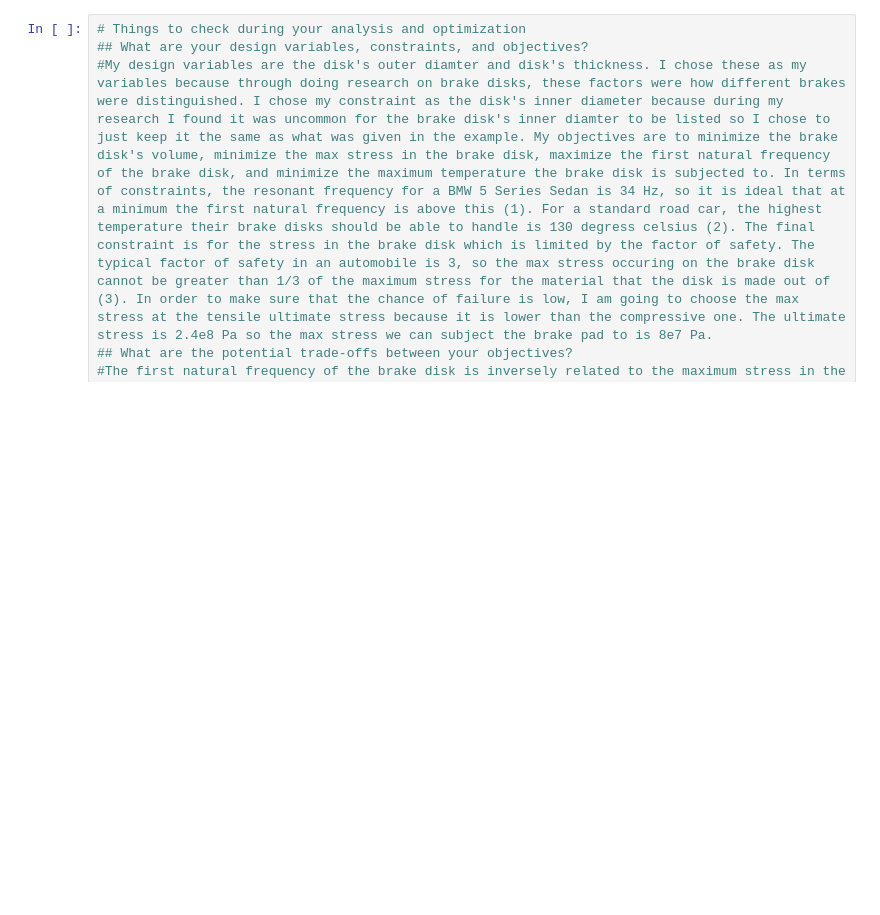
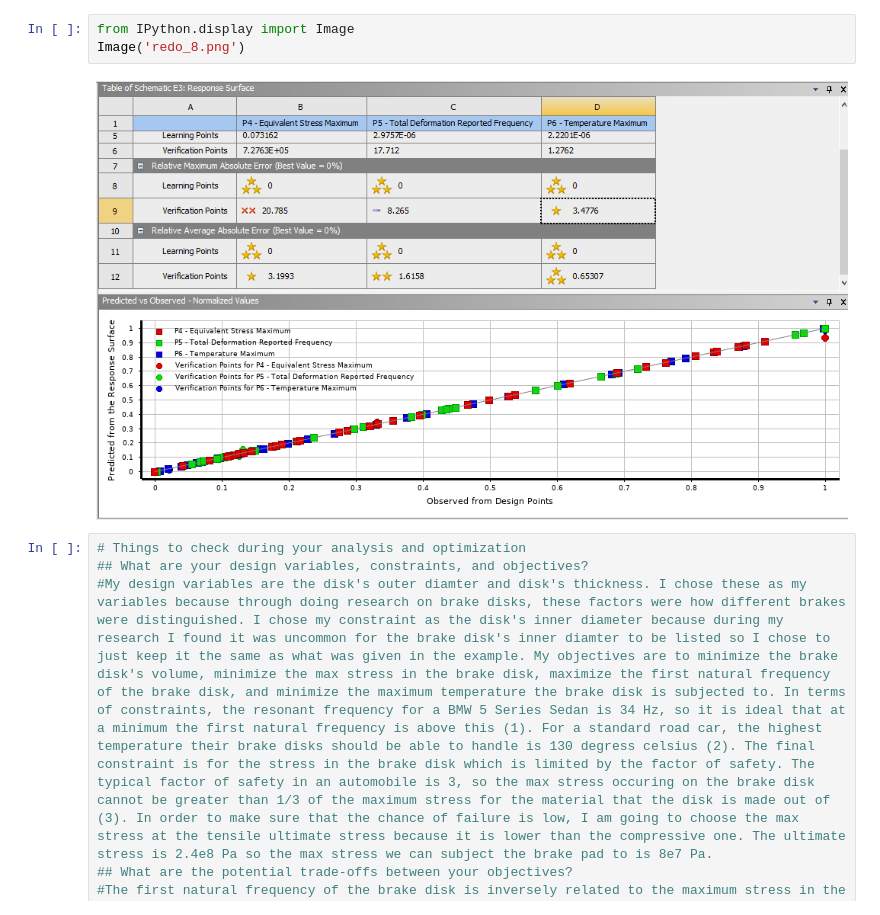
Before and after one commit to kphill1/DesignOptimization2021Fall, a Jupyter notebook: MAE_598_Project_2.ipynb, the cells around one changed output. Saved outputs shown, nothing was run; the diff lists cells and outputs as text; blank space fills up the shorter version.

```diff
--- a/MAE_598_Project_2.ipynb
+++ b/MAE_598_Project_2.ipynb
@@ -20,3 +15,8 @@ Image('w_7_points.png')
+# %%
+from IPython.display import Image
+Image('redo_8.png')
+# %% [output]
+[figure, added]
 # %%
 # Things to check during your analysis and optimization
 ## What are your design variables, constraints, and objectives?
```
Also changed, not shown: parts of 5 cells of this notebook.
